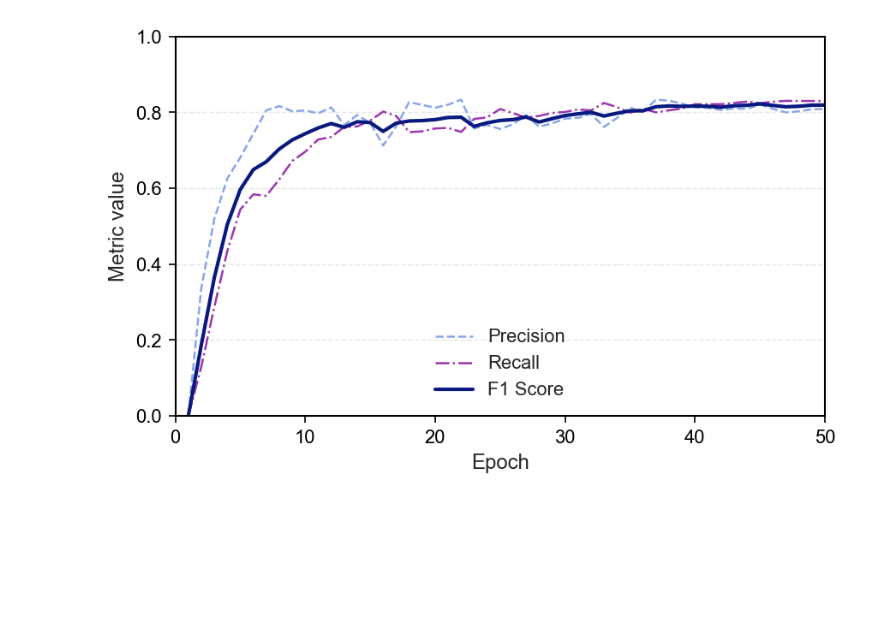
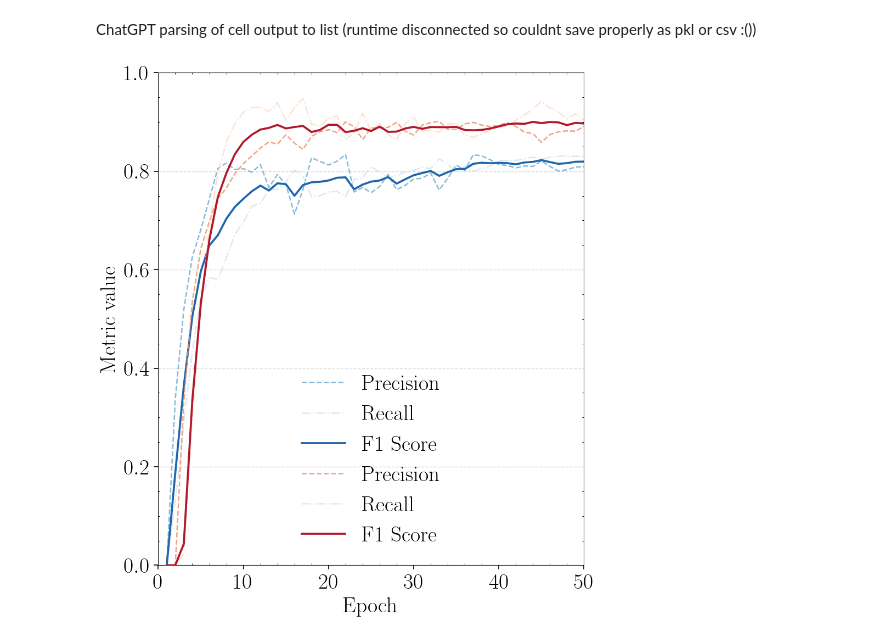
Before and after one commit to willhcm/scd-detection, a Jupyter notebook: code/notebooks/plots/model_metrics.ipynb, the cells around one changed output. Cells and saved outputs as stored; diff of their text form; code cells hidden in the pictures; blank space fills up the shorter version.

```diff
--- a/code/notebooks/plots/model_metrics.ipynb
+++ b/code/notebooks/plots/model_metrics.ipynb
@@ -3,7 +3,10 @@ import seaborn as sns
 import matplotlib.pyplot as plt
 import pickle
 import scienceplots
+import pandas as pd
 import numpy as np
+
+plt.style.use('science')
 # %%
 path = '../../../data/results/MaskRCNNFinal.pkl'
 
@@ -16,3 +19,5 @@ precisions = data['precisions']
 recalls = data['recalls']
 n_epochs = len(f1s)
 epochs = np.arange(1, 51, 1)
+# %% [markdown]
+ChatGPT parsing of cell output to list (runtime disconnected so couldnt save properly as pkl or csv :())
@@ -19,38 +79,55 @@ epochs = np.arange(1, 51, 1)
 # %%
-import pandas as pd
-
 smoothed_f1 = pd.Series(f1s).ewm(span=4, adjust=False).mean()
 smoothed_p = pd.Series(precisions).ewm(span=4, adjust=False).mean()
 smoothed_r = pd.Series(recalls).ewm(span=4, adjust=False).mean()
+
+smoothed_vf1 = pd.Series(learning_curve_df["F1 Score"]).ewm(span=4, adjust=False).mean()
+smoothed_vp = pd.Series(learning_curve_df["Precision"]).ewm(span=4, adjust=False).mean()
+smoothed_vr = pd.Series(learning_curve_df["Recall"]).ewm(span=4, adjust=False).mean()
 # %%
-sns.set_theme(
-    style="whitegrid",
-    context="paper",
-    font_scale=1.2,
-)
-
 palette = {
     "f1": {
-        "color": "#09197F",
+        "color": "#2166ac",
         "linestyle": "-",
-        "linewidth": 2.0,
+        "linewidth": 1.8,
         "alpha": 1.0
     },
     "precision": {
-        "color": "#7597E7",
+        "color": "#67a9cf",
         "linestyle": "--",
         "linewidth": 1.2,
-        "alpha": 0.85
+        "alpha": 0.8
     },
     "recall": {
-        "color": "#8D12A3",
+        "color": "#d1e5f0",
         "linestyle": "-.",
         "linewidth": 1.2,
-        "alpha": 0.85
+        "alpha": 0.8
+    },
+
+    "vf1": {
+        "color": "#b2182b",
+        "linestyle": "-",
+        "linewidth": 1.8,
+        "alpha": 1.0
+    },
+    "vprecision": {
+        "color": "#ef8a62",
+        "linestyle": "--",
+        "linewidth": 1.2,
+        "alpha": 0.8
+    },
+    "vrecall": {
+        "color": "#fddbc7",
+        "linestyle": "-.",
+        "linewidth": 1.2,
+        "alpha": 0.8
     },
 }
 
-fig, ax = plt.subplots(figsize=(6, 3.8), dpi=150)
+TICK_FS = 19
+# maskRCNN
+fig, ax = plt.subplots(figsize=(6.3, 7), dpi=150)
 
 ax.plot(epochs, smoothed_p, label="Precision", **palette["precision"])
 
@@ -58,10 +135,21 @@ ax.plot(epochs, smoothed_r, label="Recall",**palette["recall"])
 
 ax.plot(epochs, smoothed_f1, label="F1 Score", **palette["f1"])
 
-ax.set( xlabel="Epoch", ylabel="Metric value", xlim=(1, 50), ylim=(0, 1))
+ax.set(xlim=(1, 50), ylim=(0, 1))
 
 ax.set_xticks(np.arange(0, 51, 10))
 ax.set_yticks(np.arange(0, 1.01, 0.2))
+
+
+# VetoClassifier
+ax.plot(epochs, smoothed_vp, label="Precision", **palette["vprecision"])
+ax.plot(epochs, smoothed_vr, label="Recall",**palette["vrecall"])
+ax.plot(epochs, smoothed_vf1, label="F1 Score", **palette["vf1"])
+ax.set( xlabel="Epoch", ylabel="Metric value", xlim=(1, 50), ylim=(0, 1))
+ax.set_xticks(np.arange(0, 51, 10))
+ax.set_yticks(np.arange(0, 1.01, 0.2))
+
+
 
 
 ax.grid(axis="y", linestyle="--", linewidth=0.7, alpha=0.45)
@@ -71,33 +159,38 @@ ax.legend(
     frameon=False,
     loc="lower center",
     ncol=1,
+    fontsize=TICK_FS,
 )
 
 ax.tick_params(
     axis="both",
     which="major",
     direction="out",
     bottom=True,
     left=True,
     top=False,
     right=False,
     length=4,
     width=0.8,
     color="black",
     labelcolor="black",
+    labelsize=TICK_FS
 )
 
 ax.spines["bottom"].set_visible(True)
 ax.spines["left"].set_visible(True)
 ax.spines["bottom"].set_color("black")
 ax.spines["left"].set_color("black")
 ax.spines["top"].set_visible(True)
 ax.spines["right"].set_visible(True)
 ax.spines["top"].set_color("black")
 ax.spines["right"].set_color("black")
 
+ax.set_xlabel("Epoch", fontsize=19)
+ax.set_ylabel("Metric value", fontsize=19)
+
 fig.tight_layout()
 
 plt.savefig('NonCVResults.svg', dpi=400)
 # %% [output]
-[figure, old version]
+[figure, new version]
```
Also changed, not shown: parts of 11 cells of this notebook, 17 other files.
